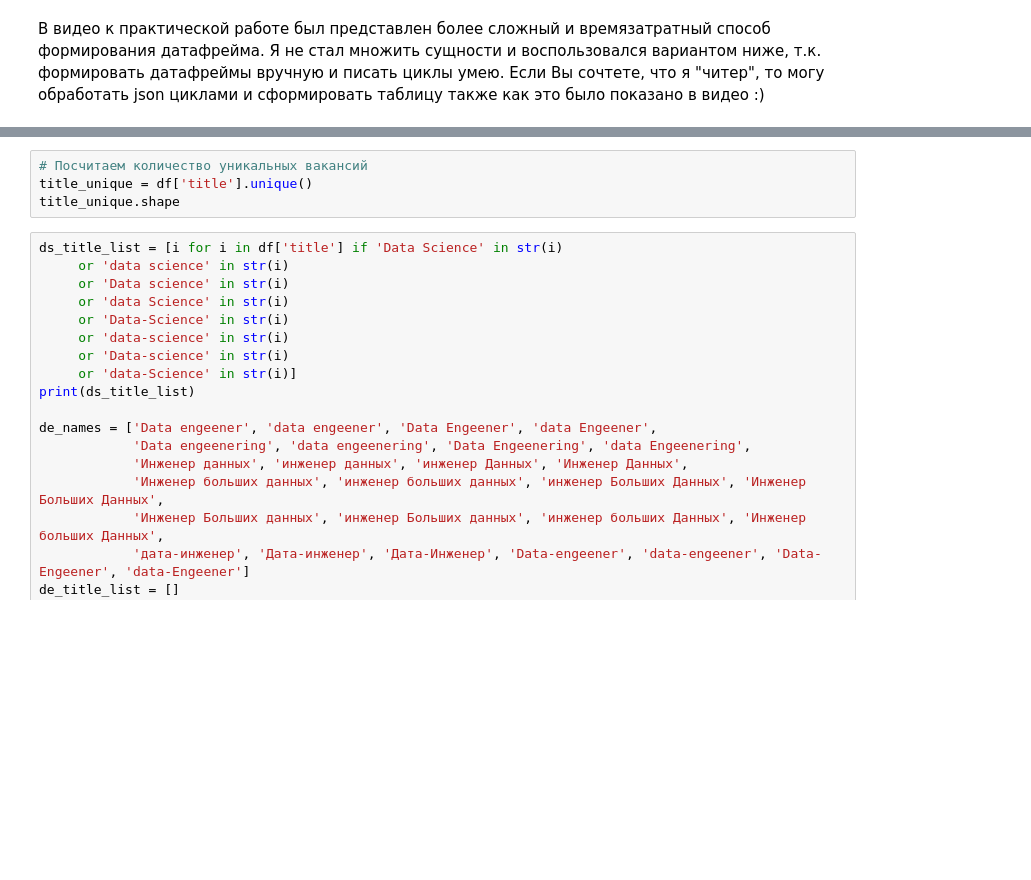
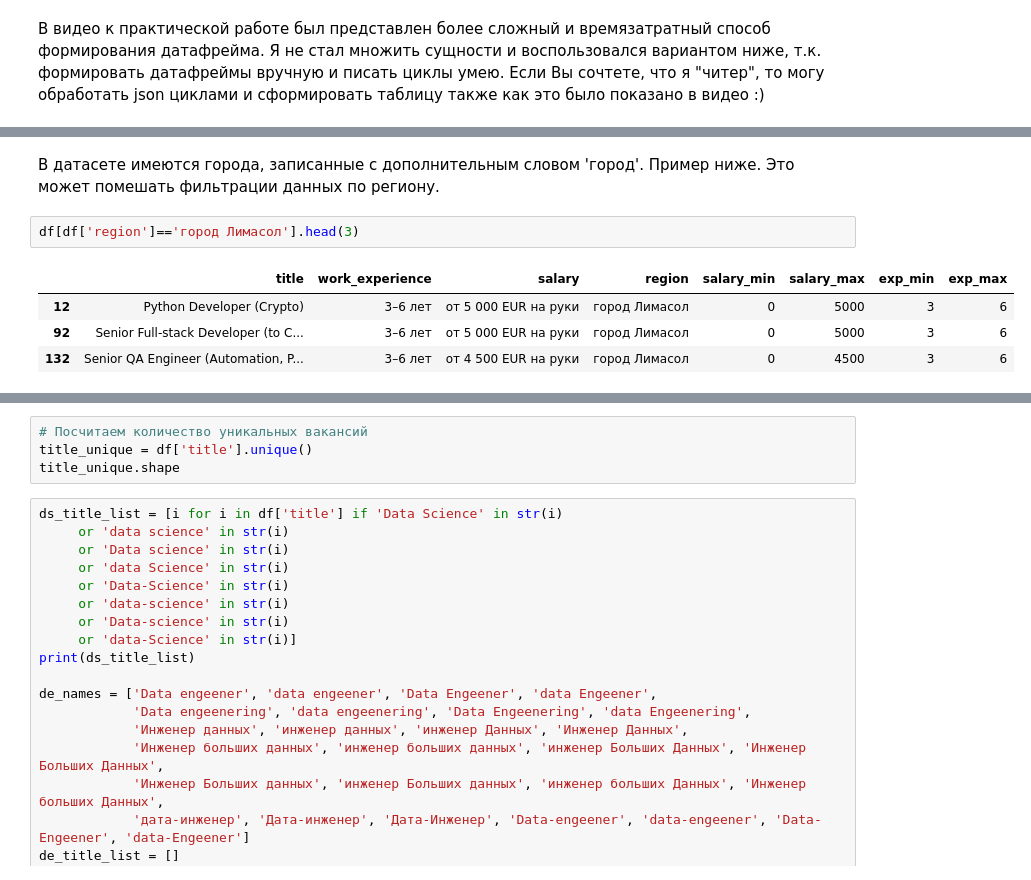
Before and after one commit to Lipetskiy/DE_Sprint, a Jupyter notebook: practicum_4/practicum_4.ipynb, the cells around one changed output, grey strips where cells are left out. Drawn from its saved outputs; the diff is of its cells as text; blank space fills up the shorter version.

```diff
--- a/practicum_4/practicum_4.ipynb
+++ b/practicum_4/practicum_4.ipynb
@@ -28,0 +283,9 @@ df = pd.read_csv('parsed.csv')
+# %% [markdown]
+В датасете имеются города, записанные с дополнительным словом 'город'. Пример ниже. Это может помешать фильтрации данных по региону.
+# %%
+df[df['region']=='город Лимасол'].head(3)
+# %% [output]
+|  | title | work_experience | salary | region | salary_min | salary_max | exp_min | exp_max |
+| 12 | Python Developer (Crypto) | 3–6 лет | от 5 000 EUR на руки | город Лимасол | 0 | 5000 | 3 | 6 |
+| 92 | Senior Full-stack Developer (to C... | 3–6 лет | от 5 000 EUR на руки | город Лимасол | 0 | 5000 | 3 | 6 |
+| 132 | Senior QA Engineer (Automation, P... | 3–6 лет | от 4 500 EUR на руки | город Лимасол | 0 | 4500 | 3 | 6 |
```
Also changed, not shown: parts of 75 cells of this notebook, 2 other files.
